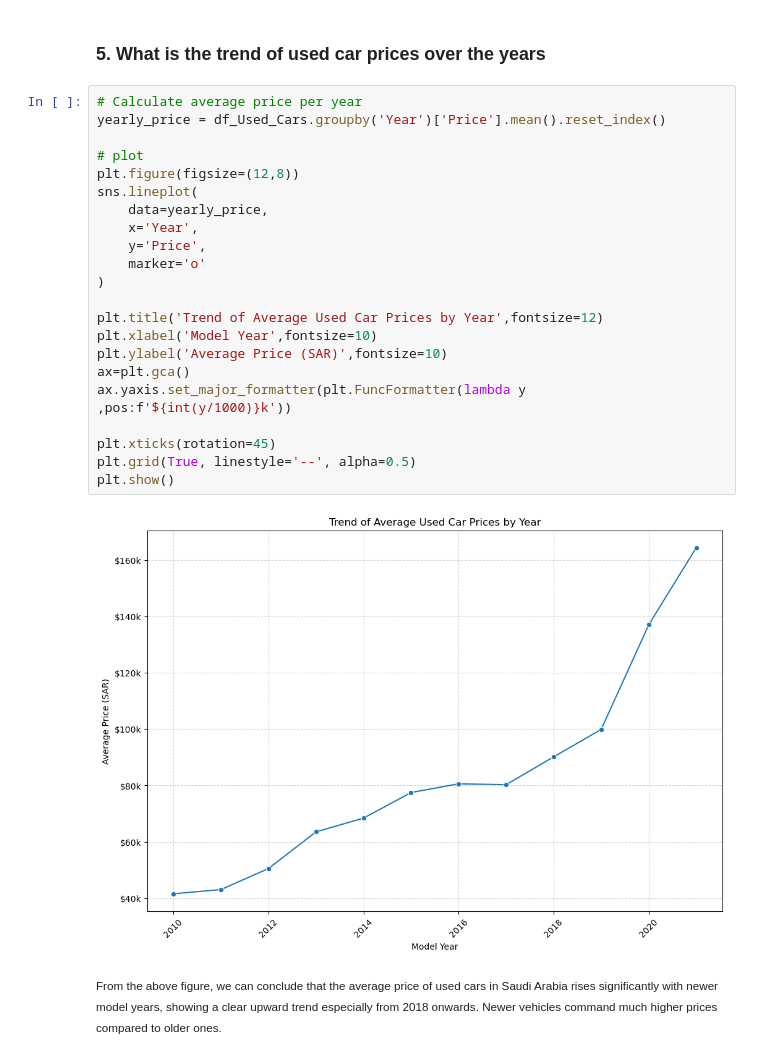
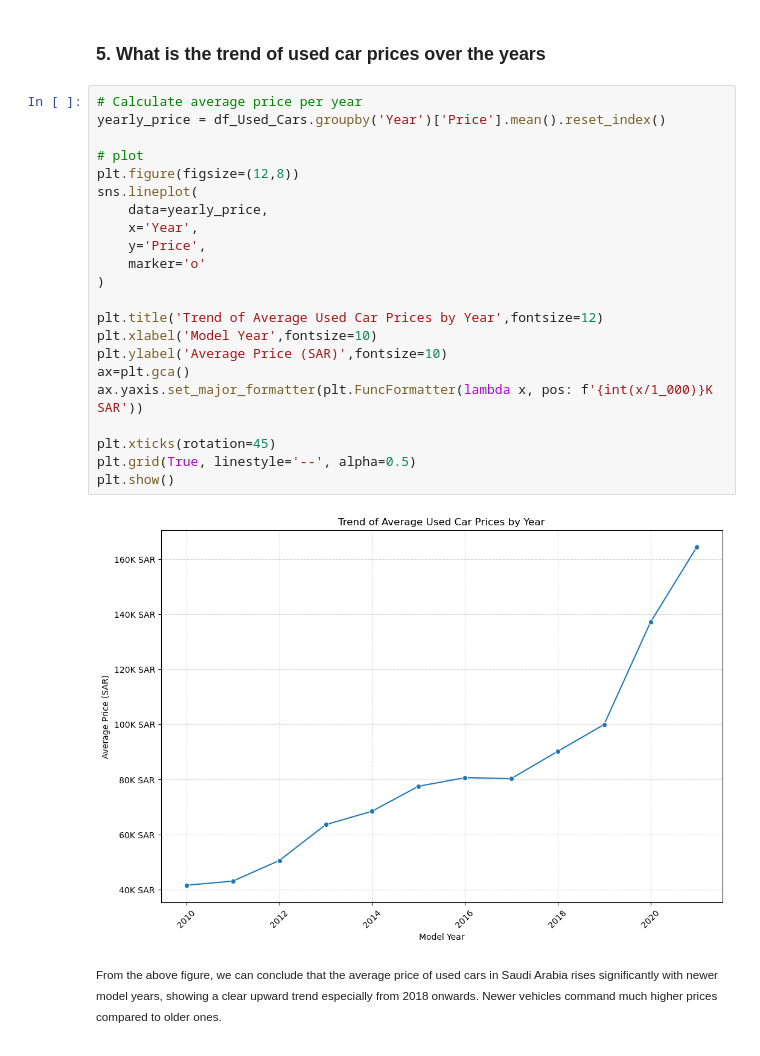
Before and after one commit to sagamohamedsaedaden-dotcom/Used_Cars_Ksa, a Jupyter notebook: used_cars_SA.ipynb, the cells around one changed output. Drawn from its saved outputs; the diff is of its cells as text.

```diff
--- a/used_cars_SA.ipynb
+++ b/used_cars_SA.ipynb
@@ -251,27 +251,27 @@ Passing `palette` without assigning `hue` is deprecated and will be removed in v
 # %%
 # Calculate average price per year
 yearly_price = df_Used_Cars.groupby('Year')['Price'].mean().reset_index()
 
 # plot
 plt.figure(figsize=(12,8))
 sns.lineplot(
     data=yearly_price,
     x='Year',
     y='Price',
     marker='o'
 )
 
 plt.title('Trend of Average Used Car Prices by Year',fontsize=12)
 plt.xlabel('Model Year',fontsize=10)
 plt.ylabel('Average Price (SAR)',fontsize=10)
 ax=plt.gca()
-ax.yaxis.set_major_formatter(plt.FuncFormatter(lambda y ,pos:f'${int(y/1000)}k'))
+ax.yaxis.set_major_formatter(plt.FuncFormatter(lambda x, pos: f'{int(x/1_000)}K SAR'))
 
 plt.xticks(rotation=45)
 plt.grid(True, linestyle='--', alpha=0.5)
 plt.show()
 # %% [output]
-[figure, old version]
+[figure, new version]
 # %% [markdown]
 <small>
 From the above figure, we can conclude that the average price of used cars in Saudi Arabia rises significantly with newer model years, showing a clear upward trend especially from 2018 onwards. Newer vehicles command much higher prices compared to older ones.</small>
```
Also changed, not shown: parts of 2 cells of this notebook.
